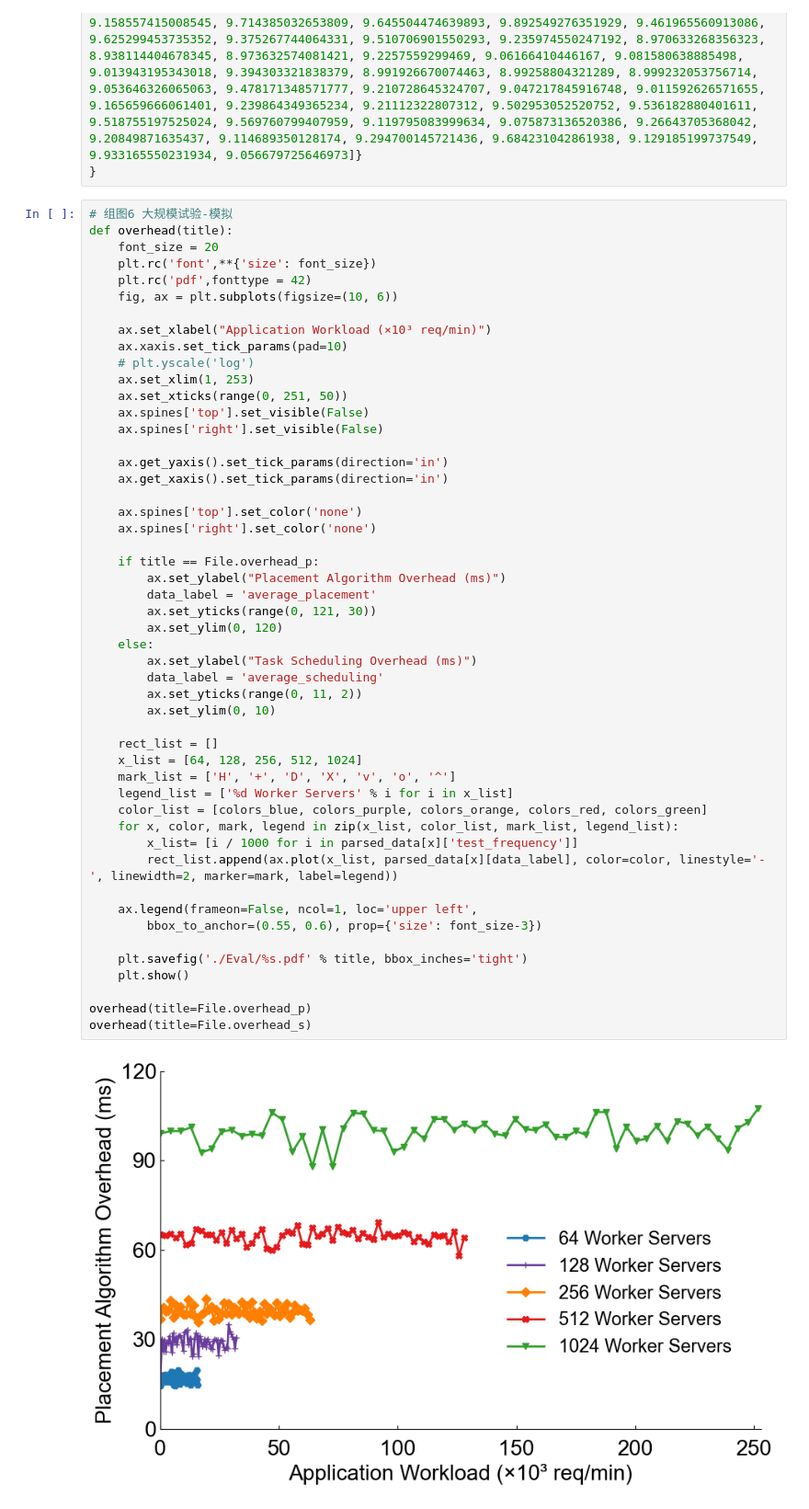
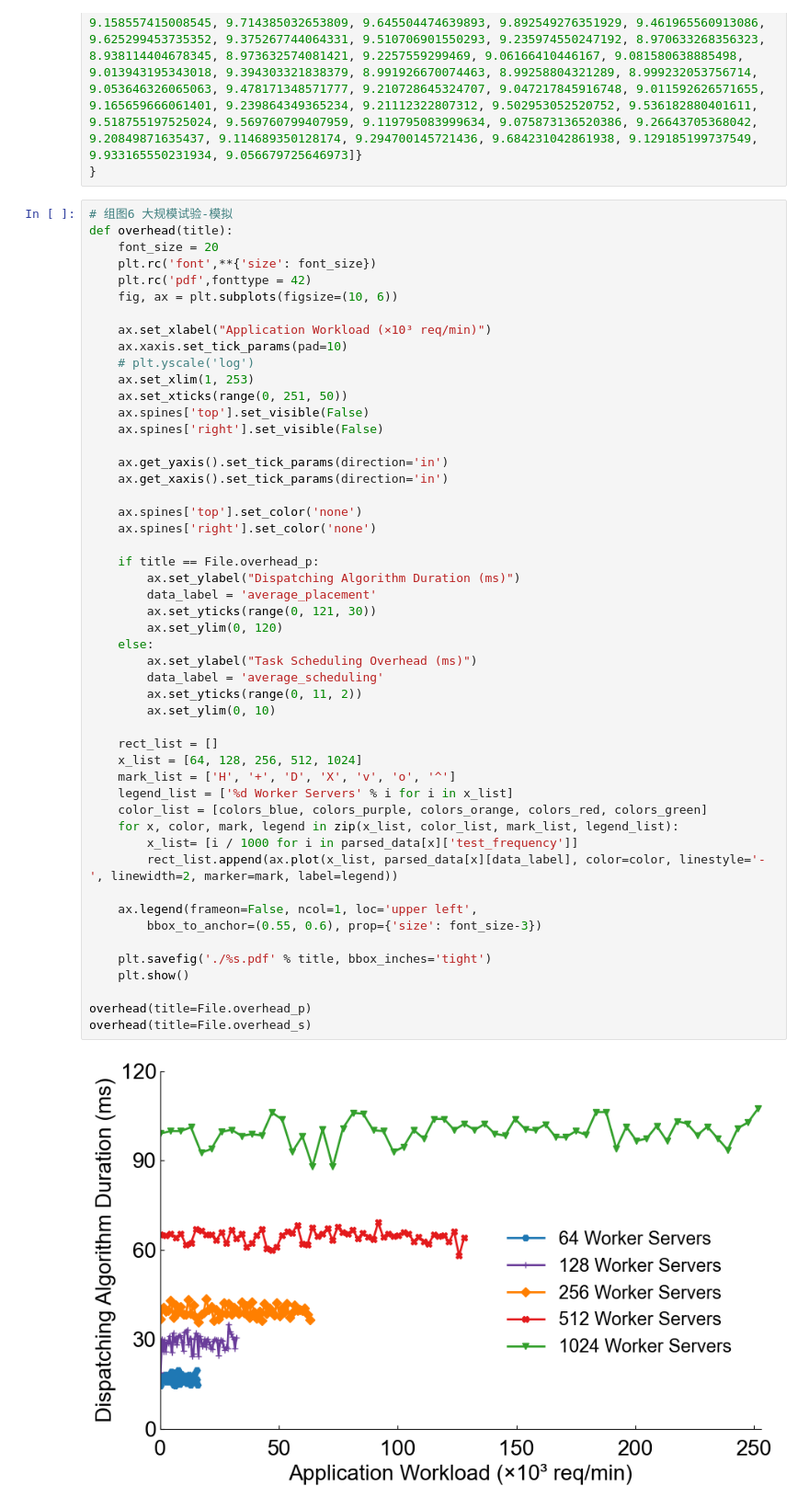
Before and after one commit to handar423/single_paper, a Jupyter notebook: figures/Eval/result.ipynb, the cells around one changed output. Shown at 92% size. Drawn from its saved outputs; the diff is of its cells as text.

```diff
--- a/figures/Eval/result.ipynb
+++ b/figures/Eval/result.ipynb
@@ -425,36 +425,36 @@ def overhead(title):
     ax.spines['top'].set_color('none')
     ax.spines['right'].set_color('none')
 
     if title == File.overhead_p:
-        ax.set_ylabel("Placement Algorithm Overhead (ms)")
+        ax.set_ylabel("Dispatching Algorithm Duration (ms)")
         data_label = 'average_placement'
         ax.set_yticks(range(0, 121, 30))
         ax.set_ylim(0, 120)
     else:
         ax.set_ylabel("Task Scheduling Overhead (ms)")
         data_label = 'average_scheduling'
         ax.set_yticks(range(0, 11, 2))
         ax.set_ylim(0, 10)
 
     rect_list = []
     x_list = [64, 128, 256, 512, 1024]
     mark_list = ['H', '+', 'D', 'X', 'v', 'o', '^']
     legend_list = ['%d Worker Servers' % i for i in x_list]
     color_list = [colors_blue, colors_purple, colors_orange, colors_red, colors_green]
     for x, color, mark, legend in zip(x_list, color_list, mark_list, legend_list):
         x_list= [i / 1000 for i in parsed_data[x]['test_frequency']]
         rect_list.append(ax.plot(x_list, parsed_data[x][data_label], color=color, linestyle='-', linewidth=2, marker=mark, label=legend))
 
     ax.legend(frameon=False, ncol=1, loc='upper left',
         bbox_to_anchor=(0.55, 0.6), prop={'size': font_size-3})
 
-    plt.savefig('./Eval/%s.pdf' % title, bbox_inches='tight')
+    plt.savefig('./%s.pdf' % title, bbox_inches='tight')
     plt.show()
 
 overhead(title=File.overhead_p)
 overhead(title=File.overhead_s)
 # %% [output]
-[figure, old version]
+[figure, new version]
 [figure]
 # %%
 # 组图7 消融实验
```
Also changed, not shown: parts of 2 cells of this notebook, 24 other files.
